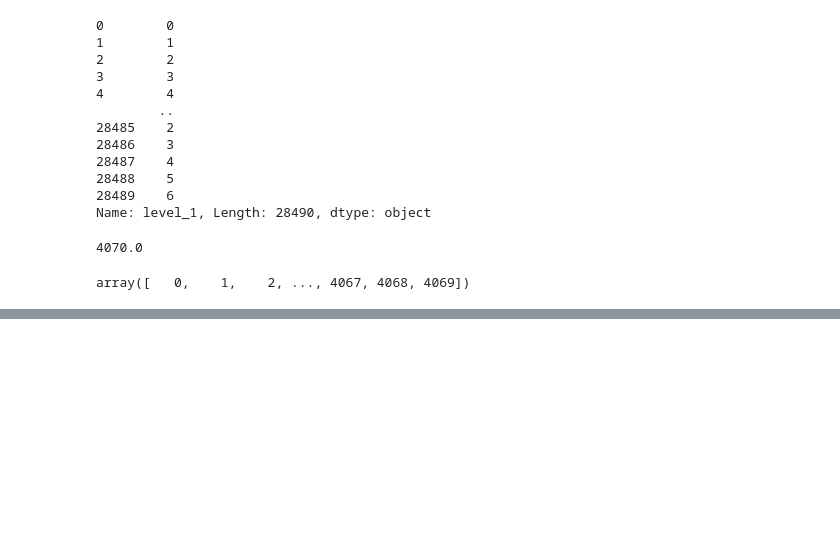
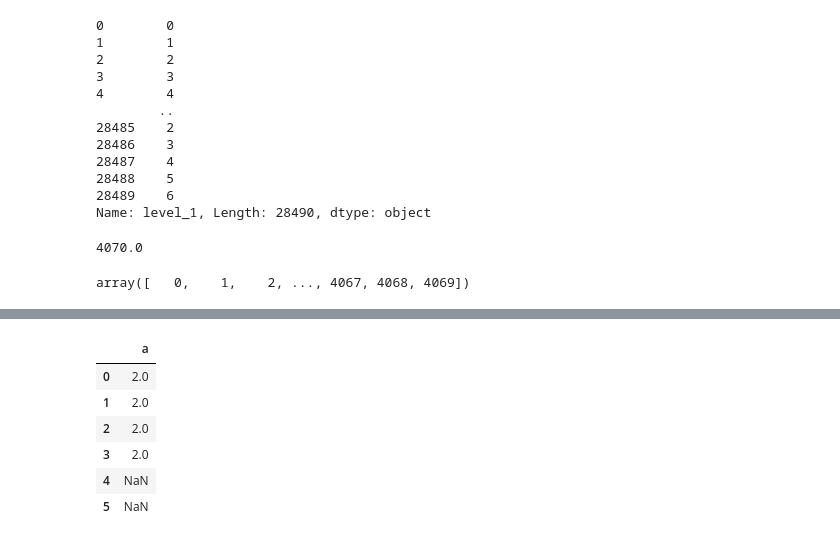
Before and after one commit to meet-seth/Algo_Trading, a Jupyter notebook: dataset.ipynb, the cells around one changed output, grey strips where cells are left out. Saved outputs shown, nothing was run; the diff lists cells and outputs as text; code cells hidden in the pictures; blank space fills up the shorter version.

```diff
--- a/dataset.ipynb
+++ b/dataset.ipynb
@@ -1207,0 +1284,11 @@ array([   0,    1,    2, ..., 4067, 4068, 4069])
+# %%
+df = pd.DataFrame({'a': [1,2,3,4,5,6]})
+df.diff(2).shift(-2)
+# %% [output]
+|  | a |
+| 0 | 2.0 |
+| 1 | 2.0 |
+| 2 | 2.0 |
+| 3 | 2.0 |
+| 4 | NaN |
+| 5 | NaN |
```
Also changed, not shown: parts of 13 cells of this notebook, 1 other file.
